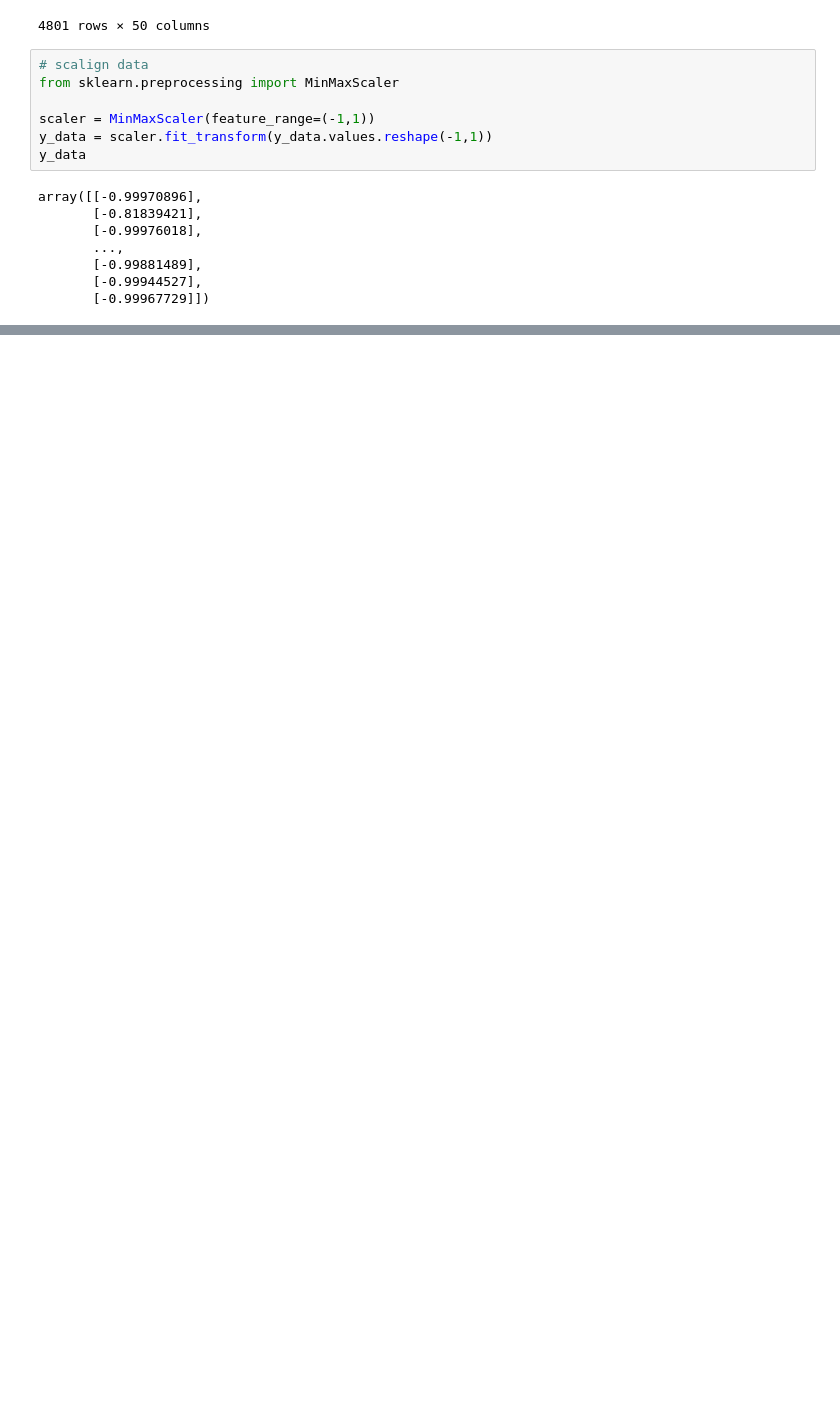
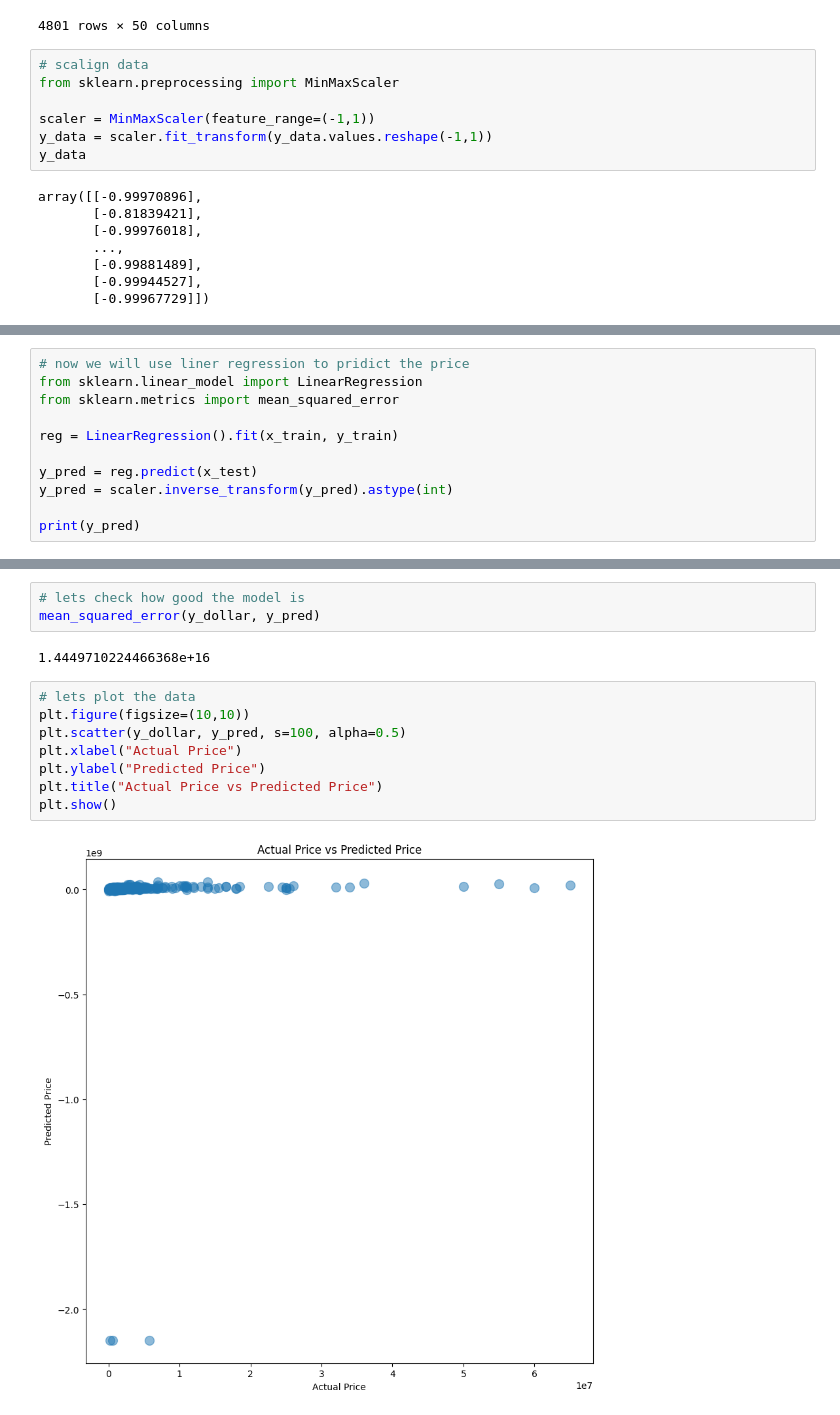
Before and after one commit to KanishkThamman/NY-Price-Prediction, a Jupyter notebook: main.ipynb, the cells around one changed output, grey strips where cells are left out. Saved outputs shown, nothing was run; the diff lists cells and outputs as text; blank space fills up the shorter version.

```diff
--- a/main.ipynb
+++ b/main.ipynb
@@ -213,0 +208,11 @@ print(y_dollar)
+# %%
+# now we will use liner regression to pridict the price
+from sklearn.linear_model import LinearRegression
+from sklearn.metrics import mean_squared_error
+
+reg = LinearRegression().fit(x_train, y_train)
+
+y_pred = reg.predict(x_test)
+y_pred = scaler.inverse_transform(y_pred).astype(int)
+
+print(y_pred)
@@ -213,0 +237,15 @@ print(y_dollar)
+# %%
+# lets check how good the model is
+mean_squared_error(y_dollar, y_pred)
+# %% [output]
+1.4449710224466368e+16
+# %%
+# lets plot the data
+plt.figure(figsize=(10,10))
+plt.scatter(y_dollar, y_pred, s=100, alpha=0.5)
+plt.xlabel("Actual Price")
+plt.ylabel("Predicted Price")
+plt.title("Actual Price vs Predicted Price")
+plt.show()
+# %% [output]
+[figure, added]
```
Also changed, not shown: parts of 7 cells of this notebook, 1 other file.
